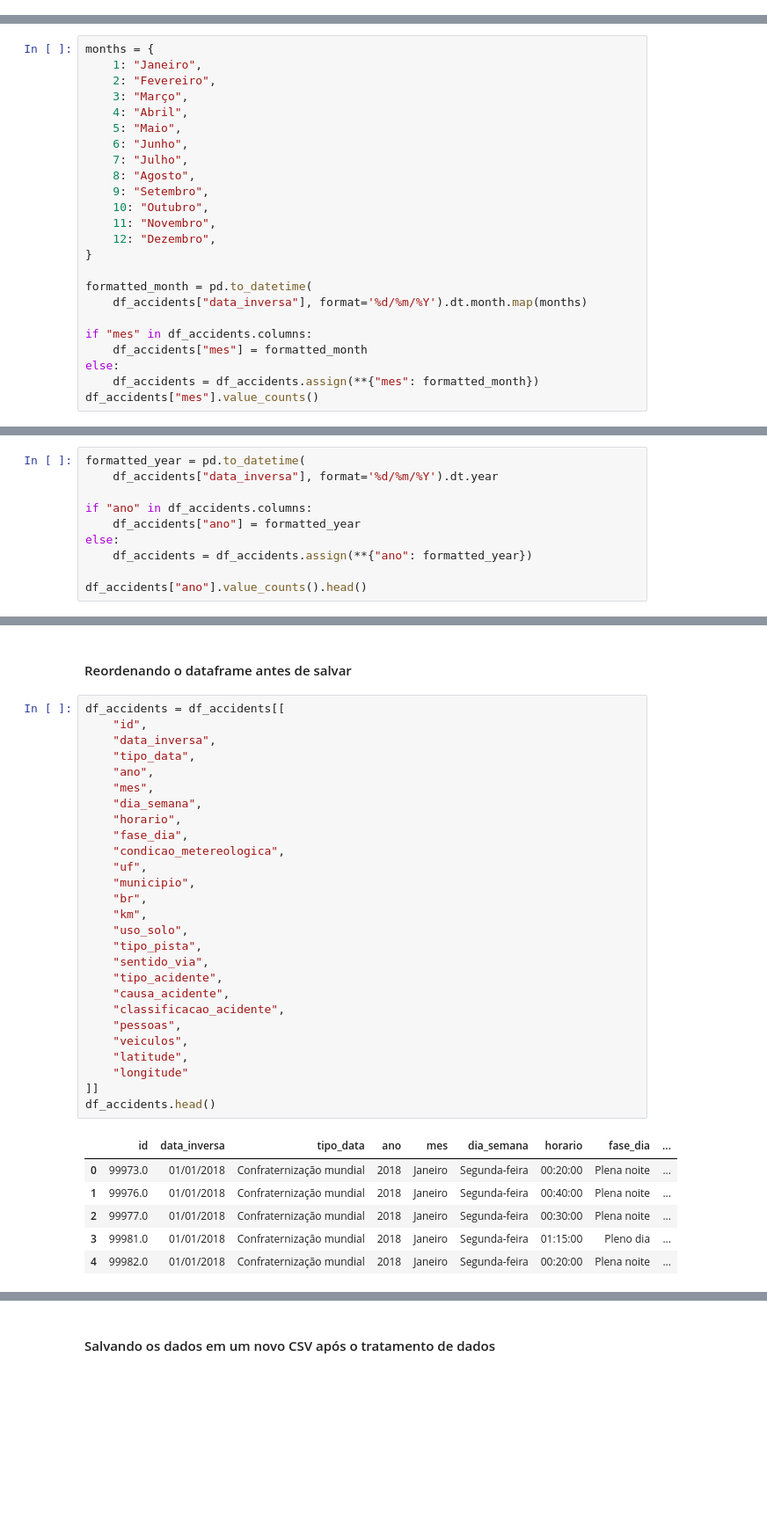
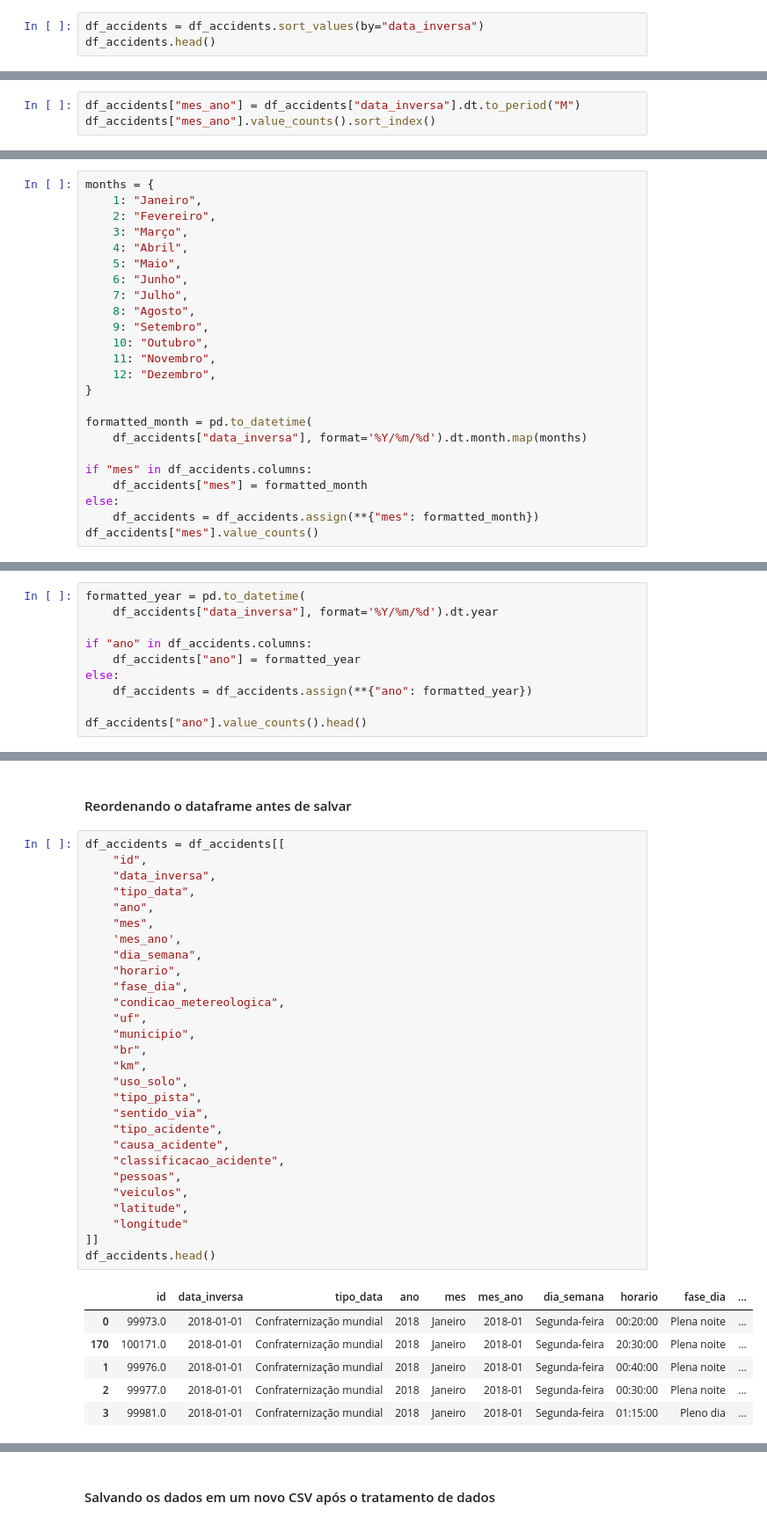
Before and after one commit to evidal1990/coderhouse_datascience, a Jupyter notebook: wrangling/data_wrangling.ipynb, the cells around one changed output, grey strips where cells are left out. Shown: that part at 88% size. Cells and saved outputs as stored; diff of their text form; blank space fills up the shorter version.

Commit message:
Atualizando data wrangling para ter a coluna mes_ano e criando o arquivo de análises do dataframe

```diff
--- a/wrangling/data_wrangling.ipynb
+++ b/wrangling/data_wrangling.ipynb
@@ -234,0 +246,3 @@ Name: count, dtype: int64
+# %%
+df_accidents = df_accidents.sort_values(by="data_inversa")
+df_accidents.head()
@@ -244,0 +272,3 @@ Name: data_inversa, dtype: object
+# %%
+df_accidents["mes_ano"] = df_accidents["data_inversa"].dt.to_period("M")
+df_accidents["mes_ano"].value_counts().sort_index()
@@ -261,7 +305,7 @@ months = {
 }
 
 formatted_month = pd.to_datetime(
-    df_accidents["data_inversa"], format='%d/%m/%Y').dt.month.map(months)
+    df_accidents["data_inversa"], format='%Y/%m/%d').dt.month.map(months)
 
 if "mes" in df_accidents.columns:
     df_accidents["mes"] = formatted_month
@@ -287,7 +331,7 @@ Name: count, dtype: int64
 #### Criando coluna auxiliar ano para facilitar análise futura
 # %%
 formatted_year = pd.to_datetime(
-    df_accidents["data_inversa"], format='%d/%m/%Y').dt.year
+    df_accidents["data_inversa"], format='%Y/%m/%d').dt.year
 
 if "ano" in df_accidents.columns:
     df_accidents["ano"] = formatted_year
@@ -1043,34 +1087,35 @@ plt.show()
 # %%
 df_accidents = df_accidents[[
     "id",
     "data_inversa",
     "tipo_data",
     "ano",
     "mes",
+    'mes_ano',
     "dia_semana",
     "horario",
     "fase_dia",
     "condicao_metereologica",
     "uf",
     "municipio",
     "br",
     "km",
     "uso_solo",
     "tipo_pista",
     "sentido_via",
     "tipo_acidente",
     "causa_acidente",
     "classificacao_acidente",
     "pessoas",
     "veiculos",
     "latitude",
     "longitude"
 ]]
 df_accidents.head()
 # %% [output]
-|  | id | data_inversa | tipo_data | ano | mes | dia_semana | horario | fase_dia | ... |
-| 0 | 99973.0 | 01/01/2018 | Confraternização mundial | 2018 | Janeiro | Segunda-feira | 00:20:00 | Plena noite | ... |
-| 1 | 99976.0 | 01/01/2018 | Confraternização mundial | 2018 | Janeiro | Segunda-feira | 00:40:00 | Plena noite | ... |
-| 2 | 99977.0 | 01/01/2018 | Confraternização mundial | 2018 | Janeiro | Segunda-feira | 00:30:00 | Plena noite | ... |
-| 3 | 99981.0 | 01/01/2018 | Confraternização mundial | 2018 | Janeiro | Segunda-feira | 01:15:00 | Pleno dia | ... |
-| 4 | 99982.0 | 01/01/2018 | Confraternização mundial | 2018 | Janeiro | Segunda-feira | 00:20:00 | Plena noite | ... |
+|  | id | data_inversa | tipo_data | ano | mes | mes_ano | dia_semana | horario | fase_dia | ... |
+| 0 | 99973.0 | 2018-01-01 | Confraternização mundial | 2018 | Janeiro | 2018-01 | Segunda-feira | 00:20:00 | Plena noite | ... |
+| 170 | 100171.0 | 2018-01-01 | Confraternização mundial | 2018 | Janeiro | 2018-01 | Segunda-feira | 20:30:00 | Plena noite | ... |
+| 1 | 99976.0 | 2018-01-01 | Confraternização mundial | 2018 | Janeiro | 2018-01 | Segunda-feira | 00:40:00 | Plena noite | ... |
+| 2 | 99977.0 | 2018-01-01 | Confraternização mundial | 2018 | Janeiro | 2018-01 | Segunda-feira | 00:30:00 | Plena noite | ... |
+| 3 | 99981.0 | 2018-01-01 | Confraternização mundial | 2018 | Janeiro | 2018-01 | Segunda-feira | 01:15:00 | Pleno dia | ... |
```
Also changed, not shown: parts of 13 cells of this notebook, 2 other files.
